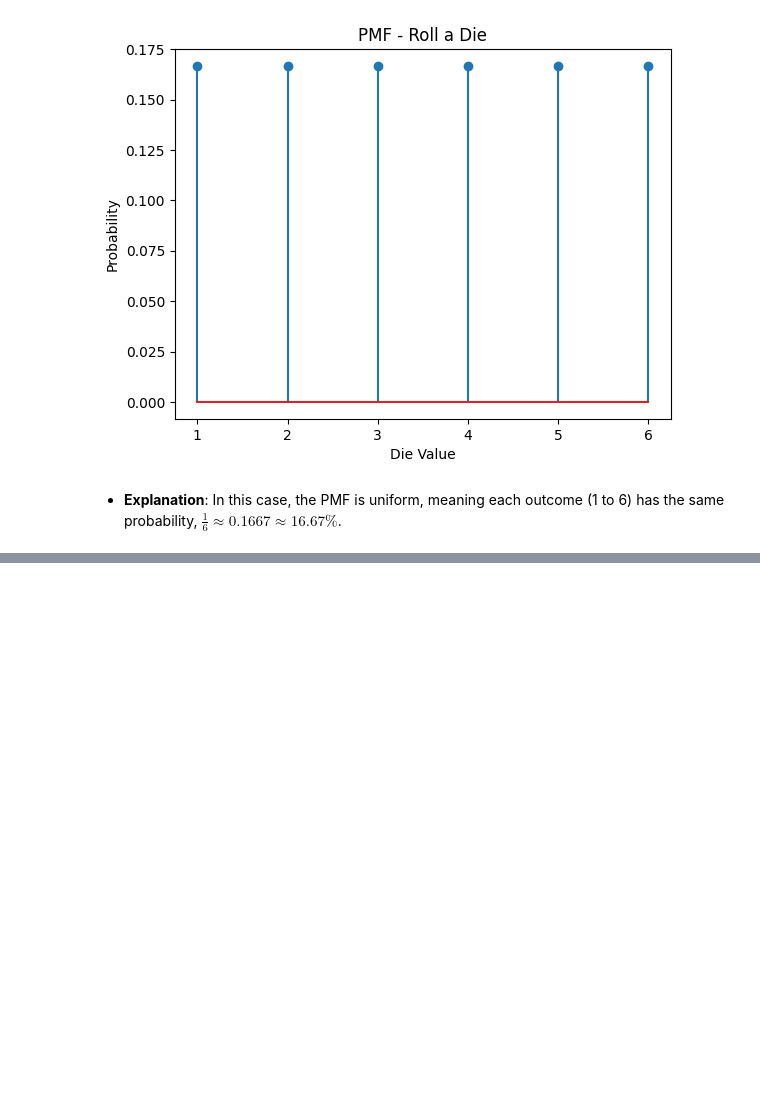
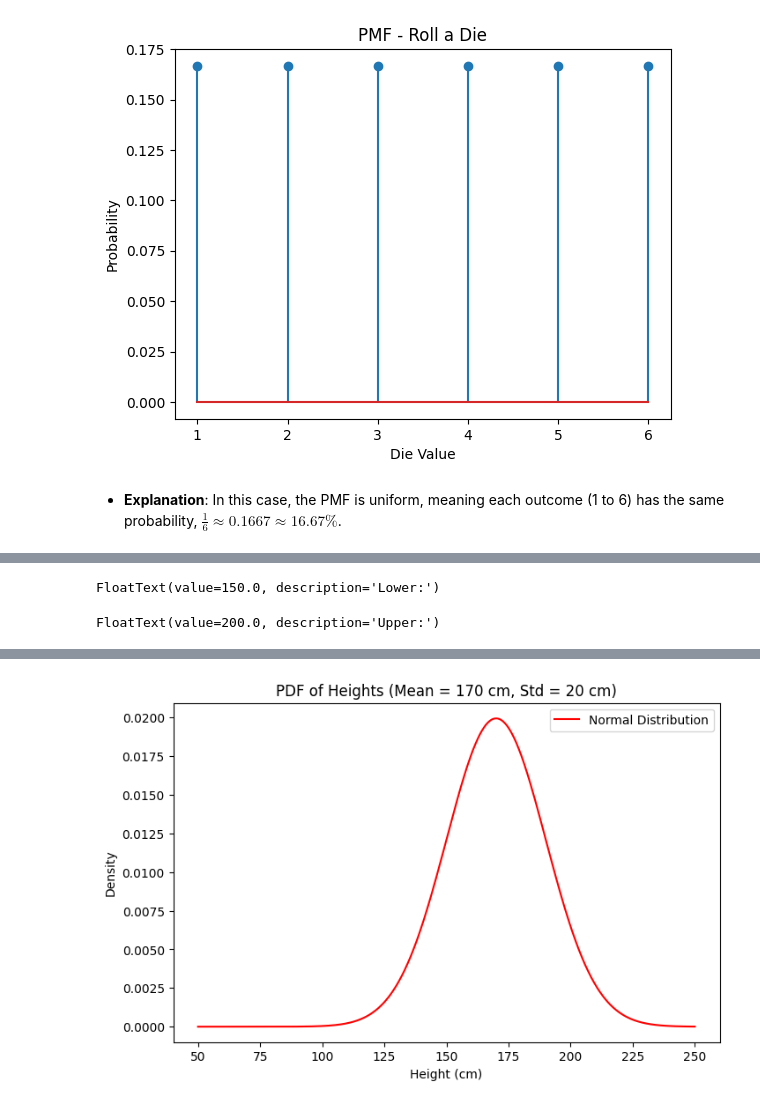
Before and after one commit to themarisolhernandez/ds-review-lessons, a Jupyter notebook: 09-random-variables.ipynb, the cells around one changed output, grey strips where cells are left out. Drawn from its saved outputs; the diff is of its cells as text; code cells hidden in the pictures; blank space fills up the shorter version.

```diff
--- a/09-random-variables.ipynb
+++ b/09-random-variables.ipynb
@@ -56,0 +83,78 @@ plt.show()
+# %%
+from scipy.stats import norm
+import ipywidgets as widgets
+from IPython.display import display, clear_output
+
+# Parameters for normal distribution
+mu = 170  # Mean height in cm
+sigma = 20  # Standard deviation in cm
+
+# Generate data points for heights from 50cm to 250cm
+data = np.linspace(50, 250, 1000)
+
+# Calculate the PDF for these heights
+pdf = norm.pdf(data, mu, sigma)
+
+# Create input widgets for lower and upper bounds
+lower_bound = widgets.FloatText(
+    value=150,
+    description='Lower:',
+    disabled=False
+)
+
+upper_bound = widgets.FloatText(
+    value=200,
+    description='Upper:',
+    disabled=False
+)
+
+# Create buttons for "Show Interval" and "Clear"
+show_button = widgets.Button(description="Show Interval")
+clear_button = widgets.Button(description="Clear")
+
+def plot_pdf(show_interval=False):
+    # Clear previous output (including plots)
+    clear_output(wait=True)
+
+    # Display widgets and buttons
+    display(lower_bound, upper_bound, show_button, clear_button)
+
+    # Create a new plot
+    plt.figure(figsize=(8, 5))
+    plt.plot(data, pdf, 'r-', label='Normal Distribution')
+
+    if show_interval:
+        # Get values from the input widgets
+        lb = lower_bound.value
+        ub = upper_bound.value
+
+        # Fill the area between the specified lower and upper bounds
+        plt.fill_between(data, pdf, where=(data >= lb) & (data <= ub), color='blue', alpha=0.2, label=f"Area between {lb}cm and {ub}cm")
+
+    plt.title('PDF of Heights (Mean = 170 cm, Std = 20 cm)')
+    plt.xlabel('Height (cm)')
+    plt.ylabel('Density')
+    plt.legend()
+    plt.show()
+
+    # If showing the interval, calculate and display the probability
+    if show_interval:
+        prob = norm.cdf(ub, mu, sigma) - norm.cdf(lb, mu, sigma)
+        print(f"The probability that someone's height falls between {lb} cm and {ub} cm is approximately {prob:.4f} or {prob * 100:.2f}%.")
+
+# Define button actions
+def on_show_clicked(b):
+    plot_pdf(show_interval=True)
+
+def on_clear_clicked(b):
+    plot_pdf(show_interval=False)
+
+# Link buttons to actions
+show_button.on_click(on_show_clicked)
+clear_button.on_click(on_clear_clicked)
+
+# Initial plot (without interval filled)
+plot_pdf()
+# %% [output]
+FloatText(value=150.0, description='Lower:')
+FloatText(value=200.0, description='Upper:')
@@ -56,0 +163 @@ plt.show()
+[figure, added]
```
Also changed, not shown: parts of 18 cells of this notebook.
